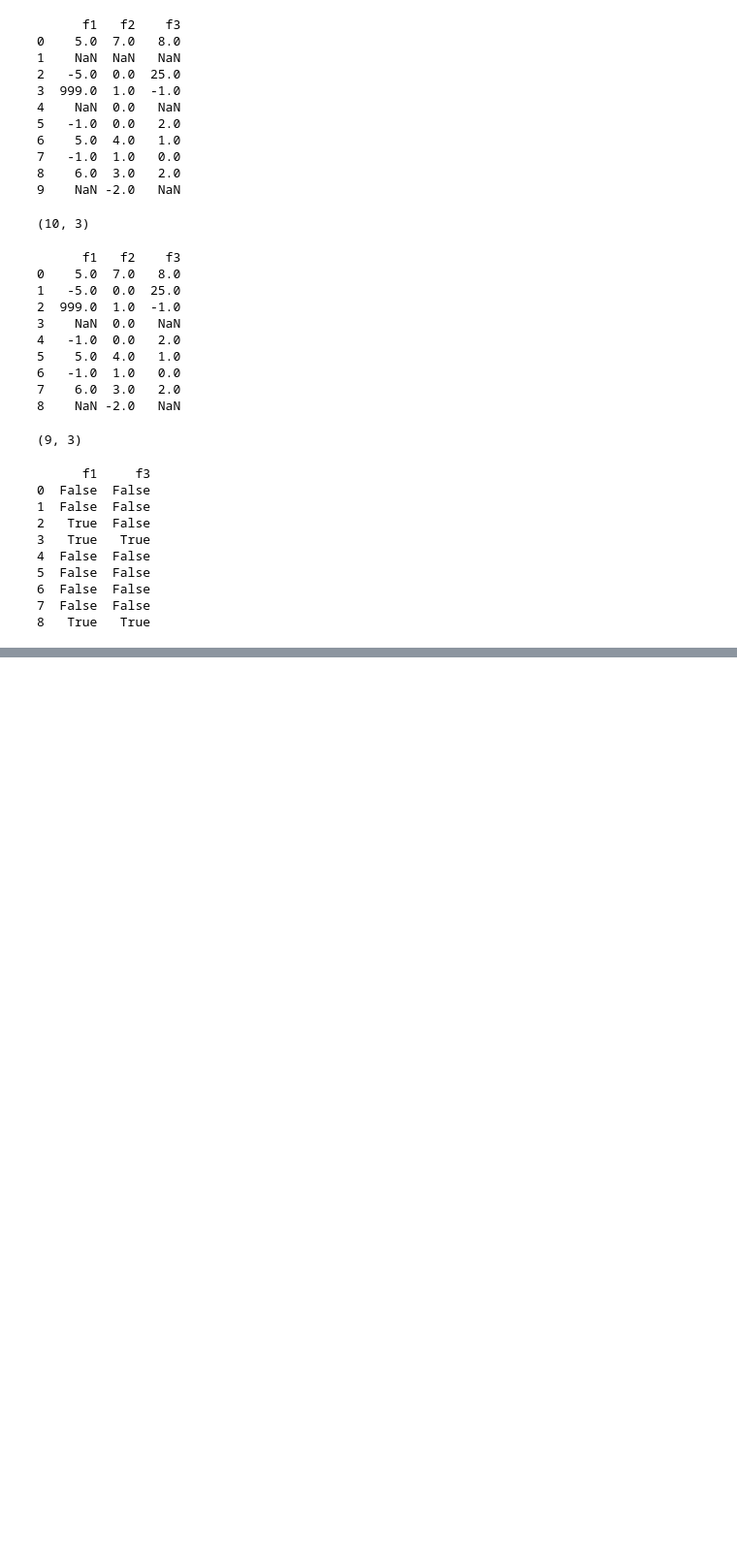
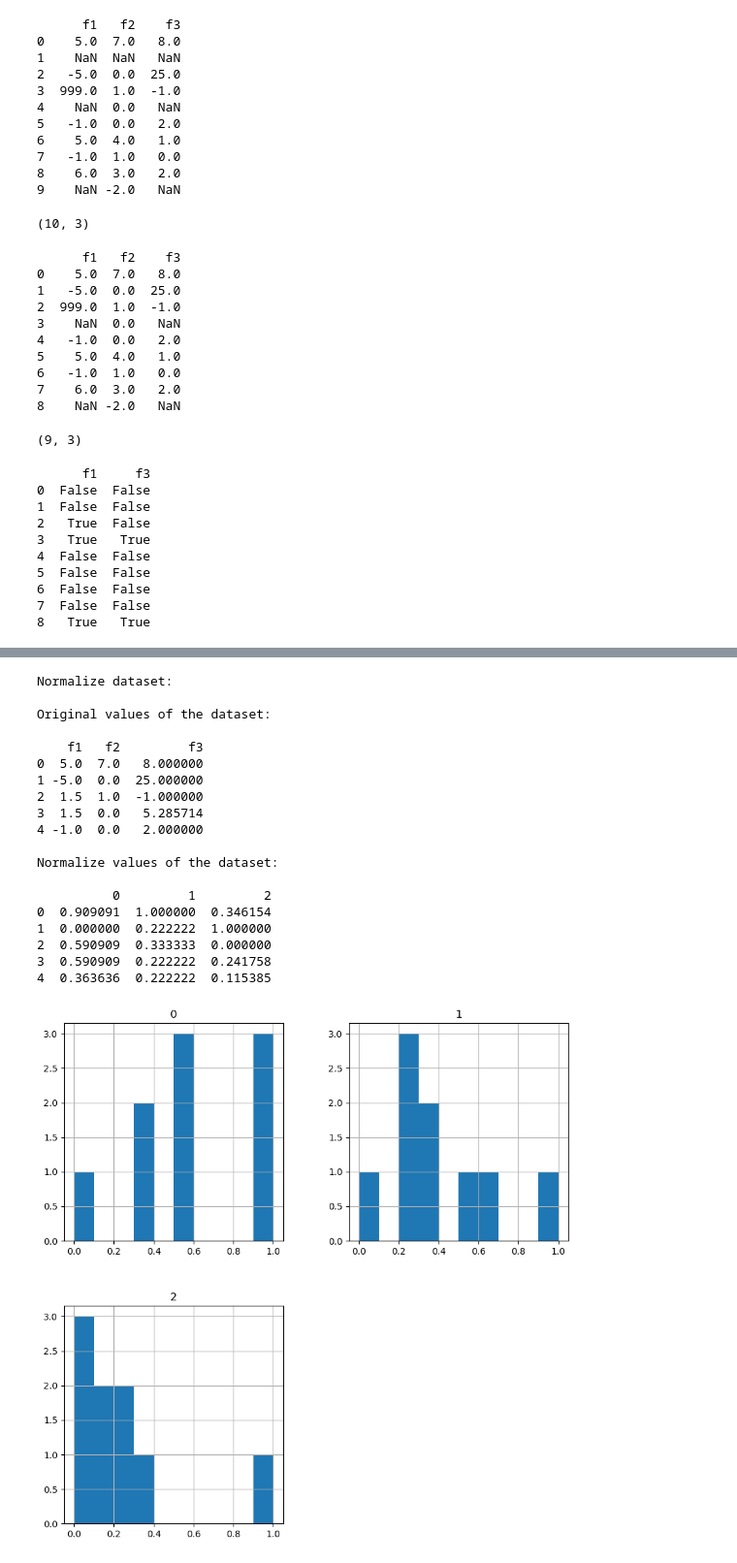
Before and after one commit to M-M-I-V/data-mining, a Jupyter notebook: sample4.ipynb, the cells around one changed output, grey strips where cells are left out. Shown at 97% size. Drawn from its saved outputs; the diff is of its cells as text; code cells hidden in the pictures; blank space fills up the shorter version.

```diff
--- a/sample4.ipynb
+++ b/sample4.ipynb
@@ -77,0 +126,34 @@ print(indicator)
+# %%
+from sklearn.preprocessing import MinMaxScaler
+
+print('Normalize dataset: \n')
+scaler = MinMaxScaler(feature_range = (0, 1))
+rescaledSet = scaler.fit_transform(df_array)
+rescaledSet = pd.DataFrame(rescaledSet)
+pd.DataFrame.hist(rescaledSet, figsize = [10, 10])
+
+print('Original values of the dataset: \n')
+print(df_array.head())
+print('\nNormalize values of the dataset: \n')
+print(rescaledSet.head())
+# %% [output]
+Normalize dataset:
+
+Original values of the dataset:
+
+    f1   f2         f3
+0  5.0  7.0   8.000000
+1 -5.0  0.0  25.000000
+2  1.5  1.0  -1.000000
+3  1.5  0.0   5.285714
+4 -1.0  0.0   2.000000
+
+Normalize values of the dataset:
+
+          0         1         2
+0  0.909091  1.000000  0.346154
+1  0.000000  0.222222  1.000000
+2  0.590909  0.333333  0.000000
+3  0.590909  0.222222  0.241758
+4  0.363636  0.222222  0.115385
+[figure, added]
```
Also changed, not shown: parts of 13 cells of this notebook, 11 other files.
